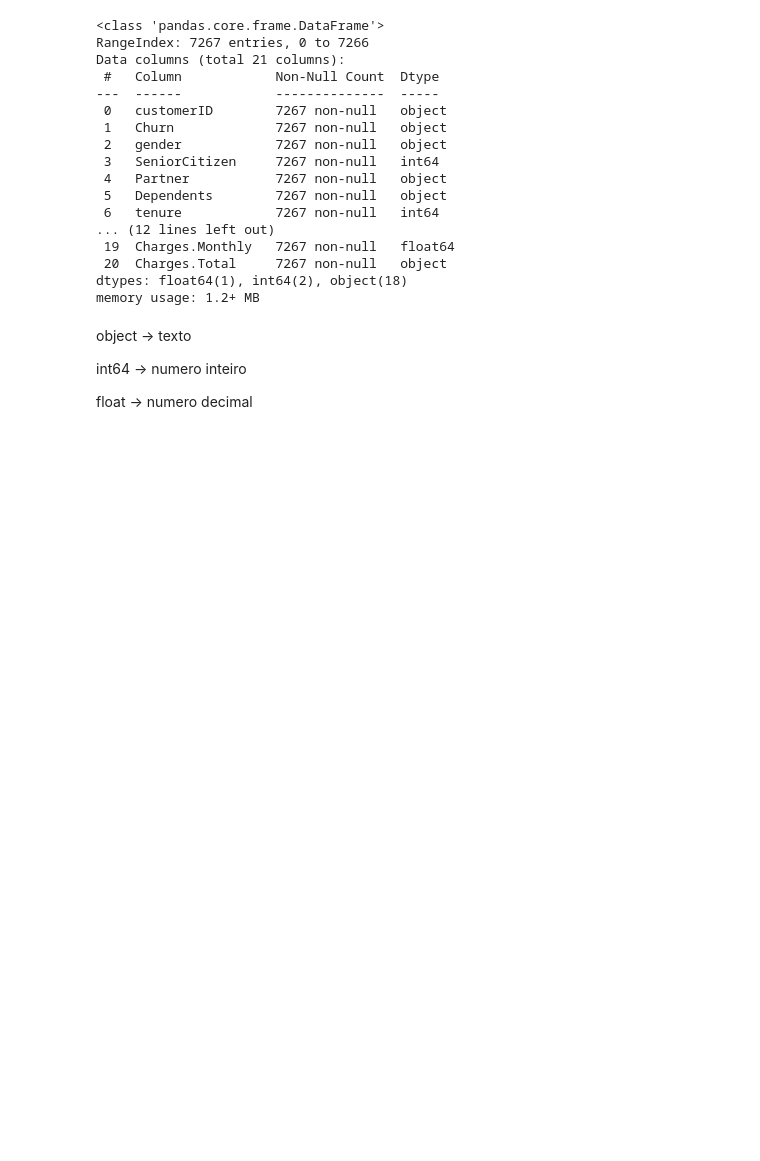
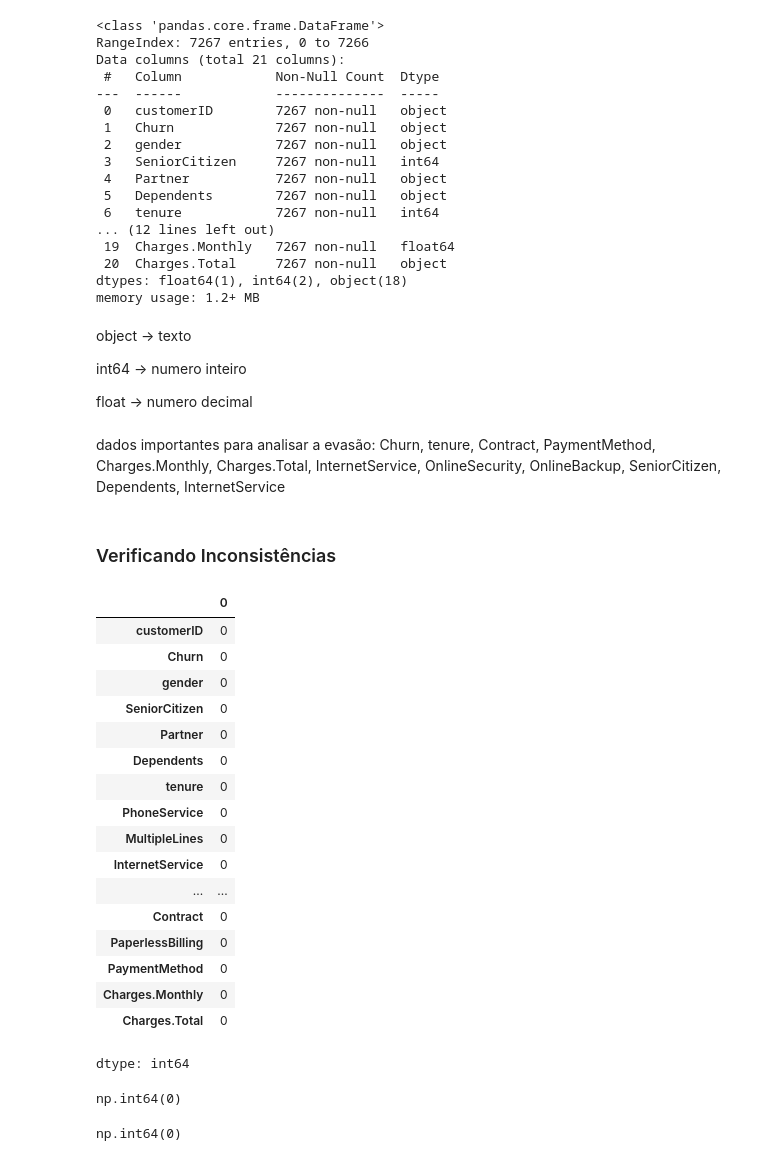
Before and after one commit to isenf/telecomx, a Jupyter notebook: Telecom_X.ipynb, the cells around one changed output. Cells and saved outputs as stored; diff of their text form; code cells hidden in the pictures; blank space fills up the shorter version.

Commit message:
feat: verificação inconsistências nos dados

```diff
--- a/Telecom_X.ipynb
+++ b/Telecom_X.ipynb
@@ -64,3 +64,36 @@ object -> texto
 int64 -> numero inteiro
 
 float -> numero decimal
+# %% [markdown]
+dados importantes para analisar a evasão: Churn, tenure, Contract, PaymentMethod, Charges.Monthly, Charges.Total, InternetService, OnlineSecurity, OnlineBackup, SeniorCitizen, Dependents, InternetService
+# %% [markdown]
+### Verificando Inconsistências
+# %%
+df.isnull().sum() #nao ha valores nulos
+# %% [output]
+|  | 0 |
+| customerID | 0 |
+| Churn | 0 |
+| gender | 0 |
+| SeniorCitizen | 0 |
+| Partner | 0 |
+| Dependents | 0 |
+| tenure | 0 |
+| PhoneService | 0 |
+| MultipleLines | 0 |
+| InternetService | 0 |
+| ... | ... |
+| Contract | 0 |
+| PaperlessBilling | 0 |
+| PaymentMethod | 0 |
+| Charges.Monthly | 0 |
+| Charges.Total | 0 |
+dtype: int64
+# %%
+df.duplicated().sum() #nao ha valores duplicados
+# %% [output]
+np.int64(0)
+# %%
+df['customerID'].duplicated().sum() #nao ha id duplicado
+# %% [output]
+np.int64(0)
```
Also changed, not shown: parts of 3 cells of this notebook.
